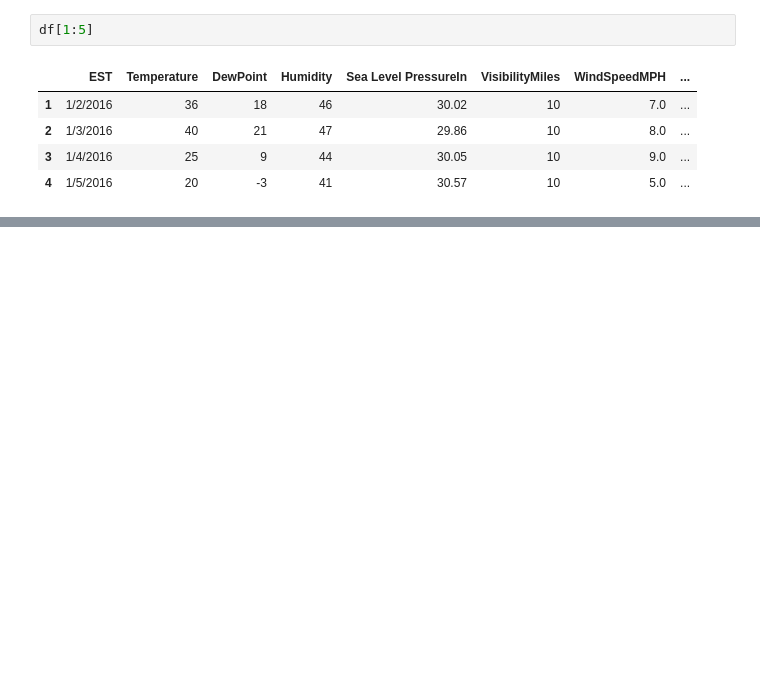
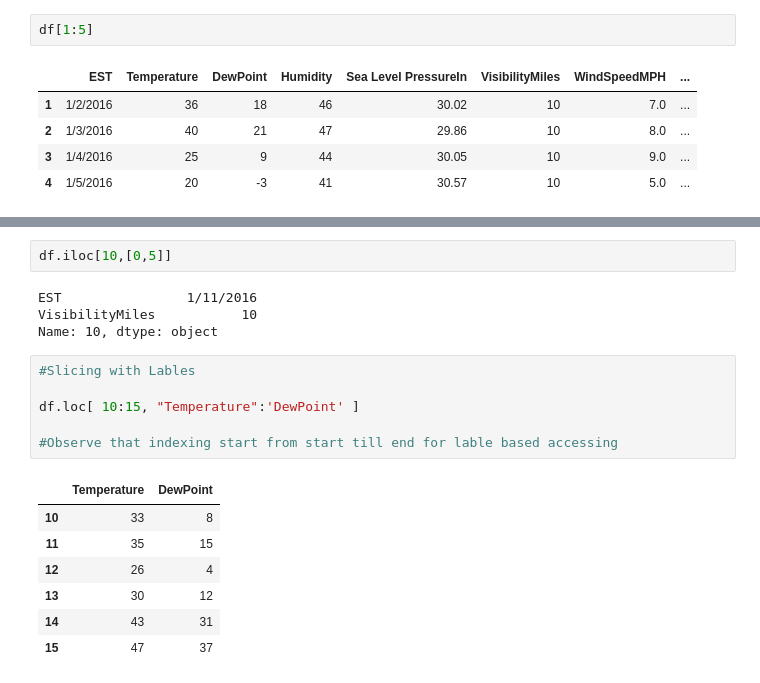
Before and after one commit to Tolash123/Machine_learning_and_Deep_learning, a Jupyter notebook: Module2-python for Data Analysis/3. Pandas for Beginners/pandas_basic.ipynb, the cells around one changed output, grey strips where cells are left out. Saved outputs shown, nothing was run; the diff lists cells and outputs as text; blank space fills up the shorter version.

```diff
--- a/Module2-python for Data Analysis/3. Pandas for Beginners/pandas_basic.ipynb
+++ b/Module2-python for Data Analysis/3. Pandas for Beginners/pandas_basic.ipynb
@@ -1135,0 +1183,20 @@ df[1:5]
+# %%
+df.iloc[10,[0,5]]
+# %% [output]
+EST                1/11/2016
+VisibilityMiles           10
+Name: 10, dtype: object
+# %%
+#Slicing with Lables
+
+df.loc[ 10:15, "Temperature":'DewPoint' ]
+
+#Observe that indexing start from start till end for lable based accessing
+# %% [output]
+|  | Temperature | DewPoint |
+| 10 | 33 | 8 |
+| 11 | 35 | 15 |
+| 12 | 26 | 4 |
+| 13 | 30 | 12 |
+| 14 | 43 | 31 |
+| 15 | 47 | 37 |
```
Also changed, not shown: parts of 22 cells of this notebook.
